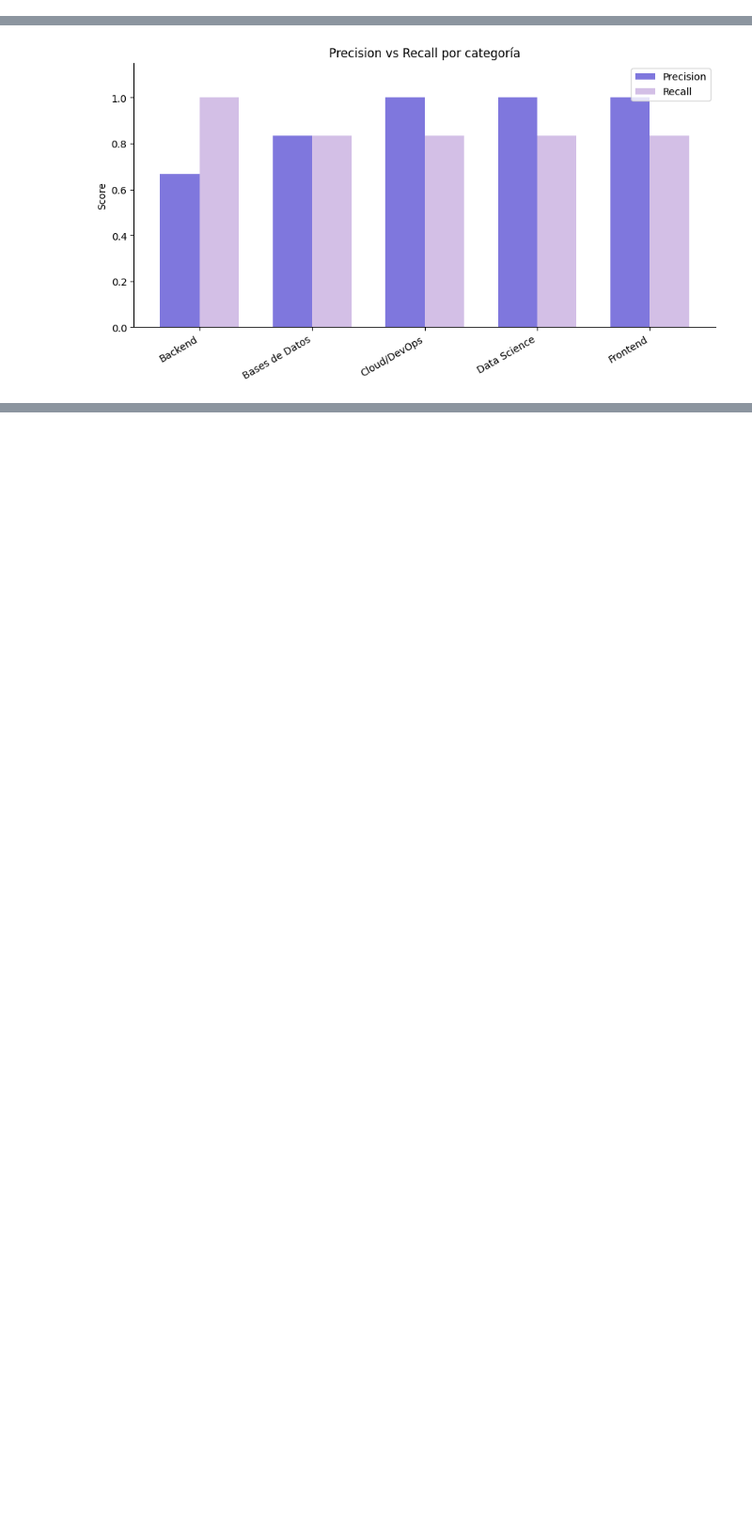
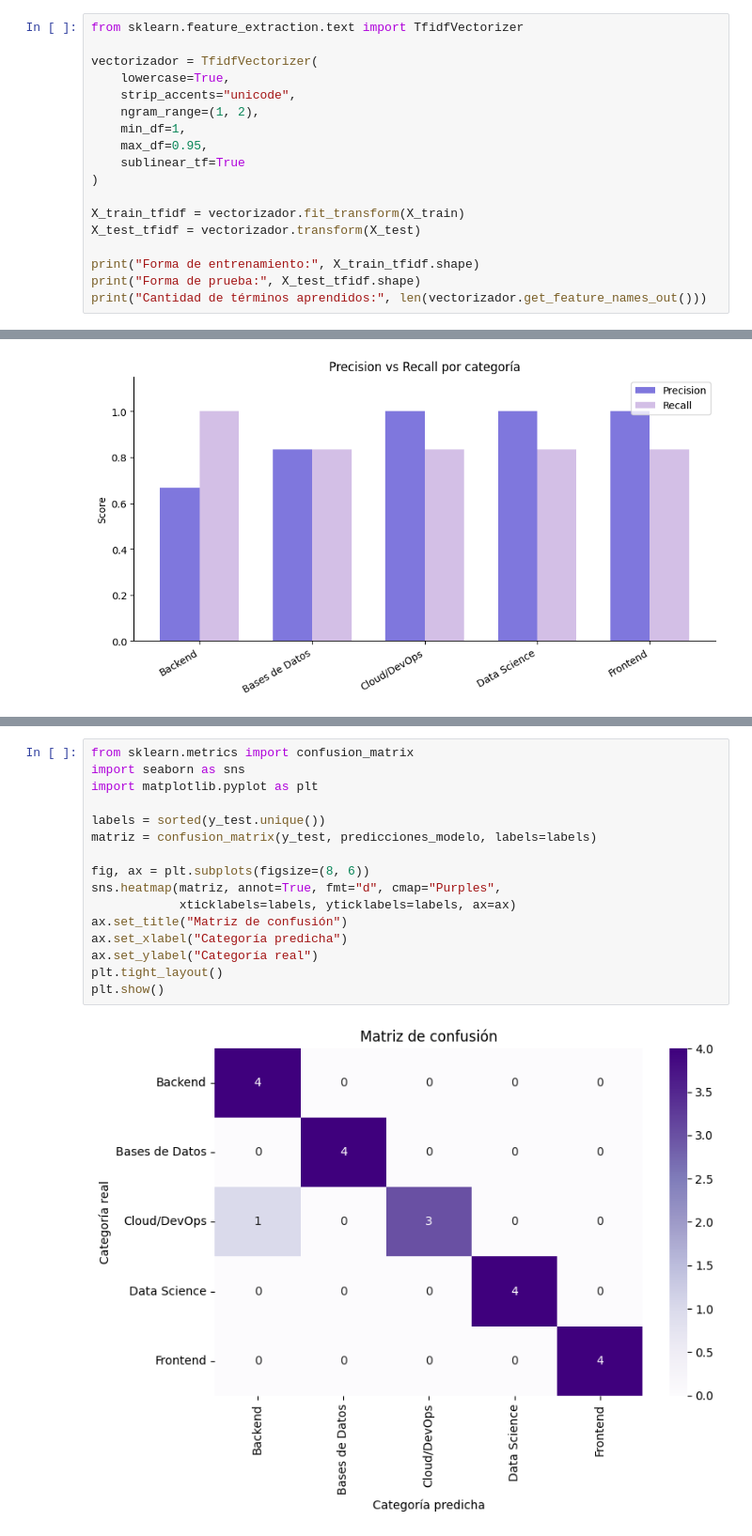
Before and after one commit to No-Country-simulation/G9-LATAM-TEAM-64-TECHMIND, a Jupyter notebook: data-analyst/TechMind_EDA.ipynb, the cells around one changed output, grey strips where cells are left out. Shown at 94% size. Drawn from its saved outputs; the diff is of its cells as text; blank space fills up the shorter version.

```diff
--- a/data-analyst/TechMind_EDA.ipynb
+++ b/data-analyst/TechMind_EDA.ipynb
@@ -224,0 +295,18 @@ Mejora sobre el modelo base: +66.67%
+# %%
+from sklearn.feature_extraction.text import TfidfVectorizer
+
+vectorizador = TfidfVectorizer(
+    lowercase=True,
+    strip_accents="unicode",
+    ngram_range=(1, 2),
+    min_df=1,
+    max_df=0.95,
+    sublinear_tf=True
+)
+
+X_train_tfidf = vectorizador.fit_transform(X_train)
+X_test_tfidf = vectorizador.transform(X_test)
+
+print("Forma de entrenamiento:", X_train_tfidf.shape)
+print("Forma de prueba:", X_test_tfidf.shape)
+print("Cantidad de términos aprendidos:", len(vectorizador.get_feature_names_out()))
@@ -381,0 +642,18 @@ plt.show()
+# %%
+from sklearn.metrics import confusion_matrix
+import seaborn as sns
+import matplotlib.pyplot as plt
+
+labels = sorted(y_test.unique())
+matriz = confusion_matrix(y_test, predicciones_modelo, labels=labels)
+
+fig, ax = plt.subplots(figsize=(8, 6))
+sns.heatmap(matriz, annot=True, fmt="d", cmap="Purples",
+            xticklabels=labels, yticklabels=labels, ax=ax)
+ax.set_title("Matriz de confusión")
+ax.set_xlabel("Categoría predicha")
+ax.set_ylabel("Categoría real")
+plt.tight_layout()
+plt.show()
+# %% [output]
+[figure, added]
```
Also changed, not shown: parts of 43 cells of this notebook, 1 other file.
